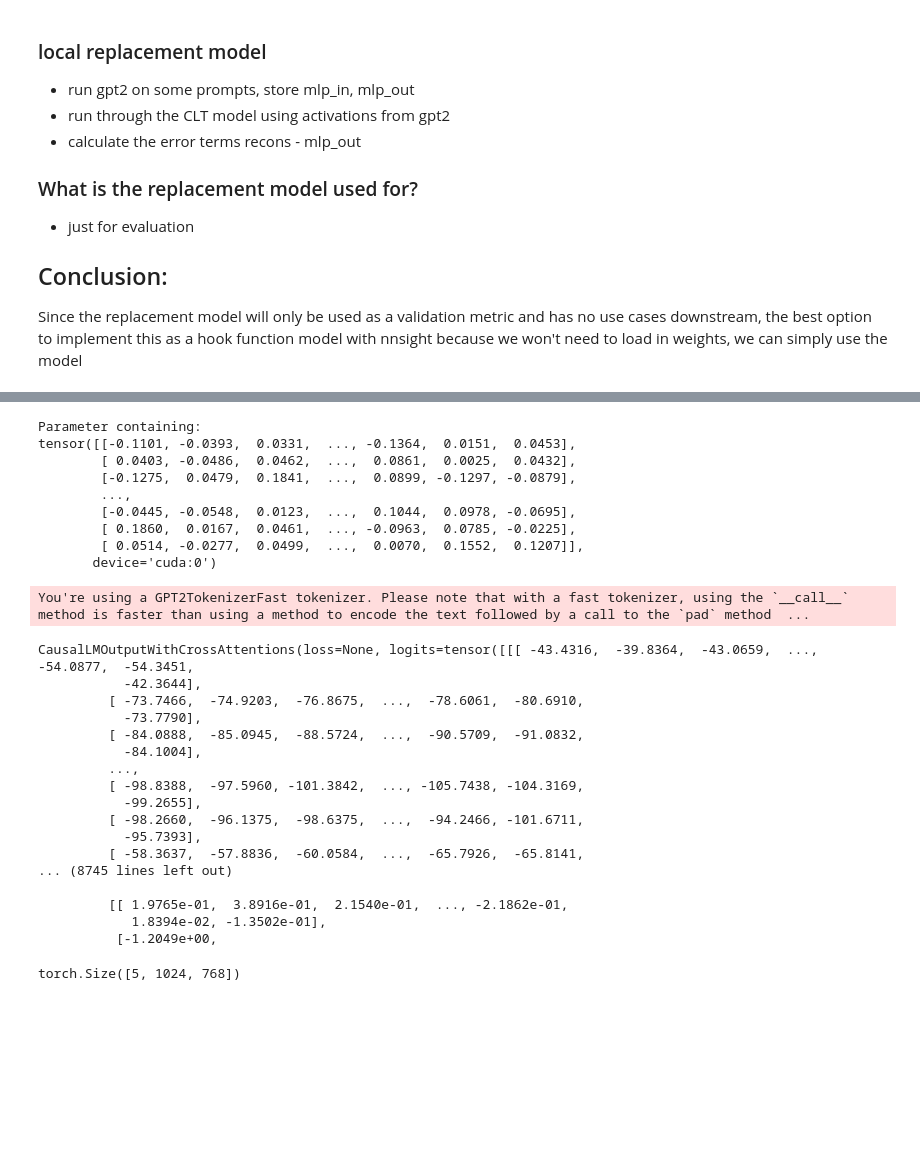
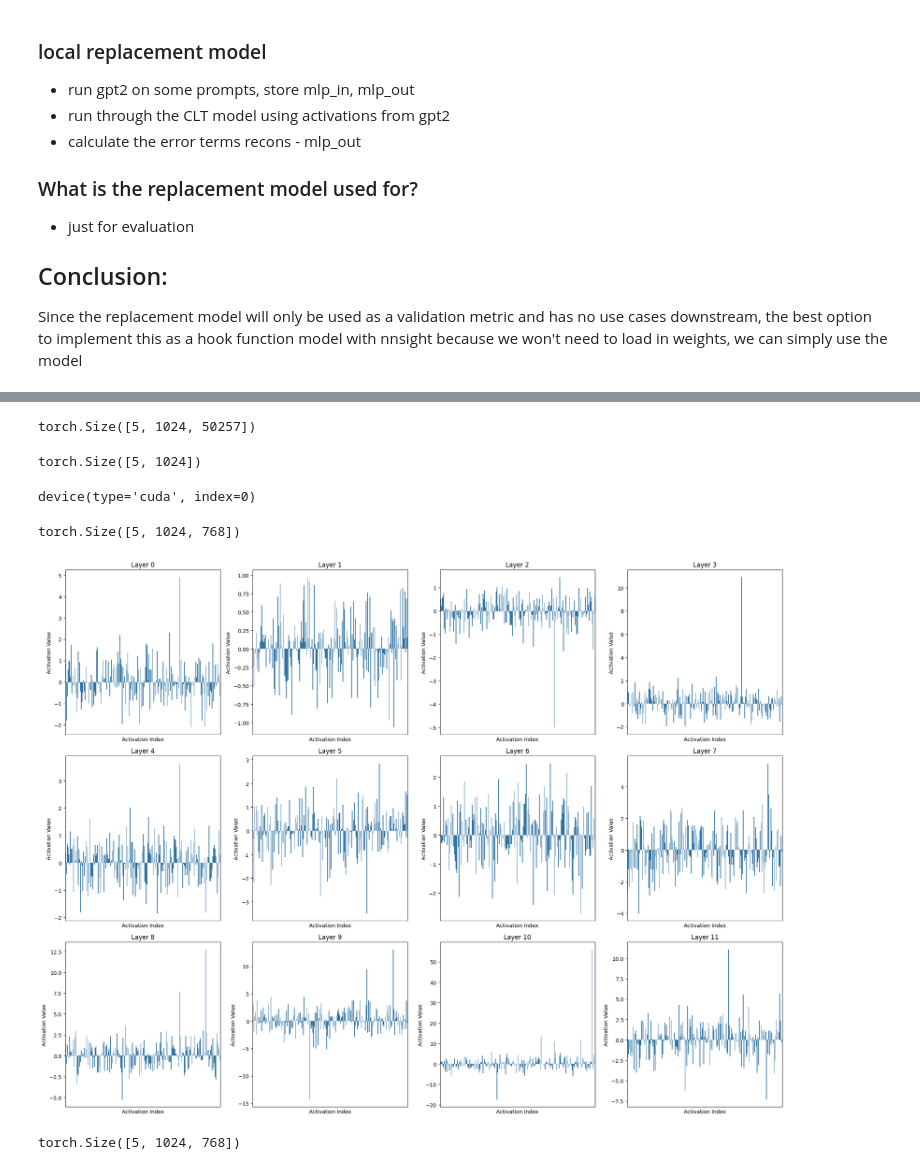
Before and after one commit to Goreg12345/crosslayer-transcoder, a Jupyter notebook: replacement_model.ipynb, the cells around one changed output, grey strips where cells are left out. Cells and saved outputs as stored; diff of their text form; code cells hidden in the pictures; blank space fills up the shorter version.

```diff
--- a/replacement_model.ipynb
+++ b/replacement_model.ipynb
@@ -107,0 +315,8 @@ Token indices sequence length is longer than the specified maximum sequence leng
+# %%
+logits_gpt2.logits.shape
+# %% [output]
+torch.Size([5, 1024, 50257])
+# %%
+batch.shape
+# %% [output]
+torch.Size([5, 1024])
@@ -108,22 +327,13 @@ Token indices sequence length is longer than the specified maximum sequence leng
 # %%
-gpt2.lm_head.weight
+clt.W_enc.device
 # %% [output]
-Parameter containing:
-tensor([[-0.1101, -0.0393,  0.0331,  ..., -0.1364,  0.0151,  0.0453],
-        [ 0.0403, -0.0486,  0.0462,  ...,  0.0861,  0.0025,  0.0432],
-        [-0.1275,  0.0479,  0.1841,  ...,  0.0899, -0.1297, -0.0879],
-        ...,
-        [-0.0445, -0.0548,  0.0123,  ...,  0.1044,  0.0978, -0.0695],
-        [ 0.1860,  0.0167,  0.0461,  ..., -0.0963,  0.0785, -0.0225],
-        [ 0.0514, -0.0277,  0.0499,  ...,  0.0070,  0.1552,  0.1207]],
-       device='cuda:0')
+device(type='cuda', index=0)
 # %%
 for batch in loader:
     bos = torch.zeros((batch.shape[0], 1), dtype=torch.long, device=batch.device) + gpt2.config.bos_token_id
     batch = torch.cat([bos, batch], dim=1)
     batch = batch.to('cuda:0')
     output = gpt2(batch)
-    print(output)
     logits_orig = output.logits
 
     with gpt2.trace(batch) as tracer:
@@ -133,31 +343,18 @@ for batch in loader:
             mlp_in = gpt2.transformer.h[i].ln_2.input.save()
             mlp_ins.append(mlp_in)
             mlp_out = gpt2.transformer.h[i].mlp.output.save()
-            gpt2.transformer.h[i].mlp.output = torch.zeros_like(mlp_out)
             mlp_outs.append(mlp_out)
         logits_corrupted = gpt2.lm_head.output.save()
     print(mlp_in.shape)
 
     break
 # %% [output]
-You're using a GPT2TokenizerFast tokenizer. Please note that with a fast tokenizer, using the `__call__` method is faster than using a method to encode the text followed by a call to the `pad` method  ...
+torch.Size([5, 1024, 768])
-CausalLMOutputWithCrossAttentions(loss=None, logits=tensor([[[ -43.4316,  -39.8364,  -43.0659,  ...,  -54.0877,  -54.3451,
-           -42.3644],
-         [ -73.7466,  -74.9203,  -76.8675,  ...,  -78.6061,  -80.6910,
-           -73.7790],
-         [ -84.0888,  -85.0945,  -88.5724,  ...,  -90.5709,  -91.0832,
-           -84.1004],
-         ...,
-         [ -98.8388,  -97.5960, -101.3842,  ..., -105.7438, -104.3169,
-           -99.2655],
-         [ -98.2660,  -96.1375,  -98.6375,  ...,  -94.2466, -101.6711,
-           -95.7393],
-         [ -58.3637,  -57.8836,  -60.0584,  ...,  -65.7926,  -65.8141,
-... (8745 lines left out)
-
-         [[ 1.9765e-01,  3.8916e-01,  2.1540e-01,  ..., -2.1862e-01,
-            1.8394e-02, -1.3502e-01],
-          [-1.2049e+00,
+# %%
+
+plot_actvs(mlp_outs)
+# %% [output]
+[figure, added]
 # %%
 for batch in loader:
     bos = torch.zeros((batch.shape[0], 1), dtype=torch.long, device=batch.device) + gpt2.config.bos_token_id
```
Also changed, not shown: parts of 23 cells of this notebook, 10 other files.
